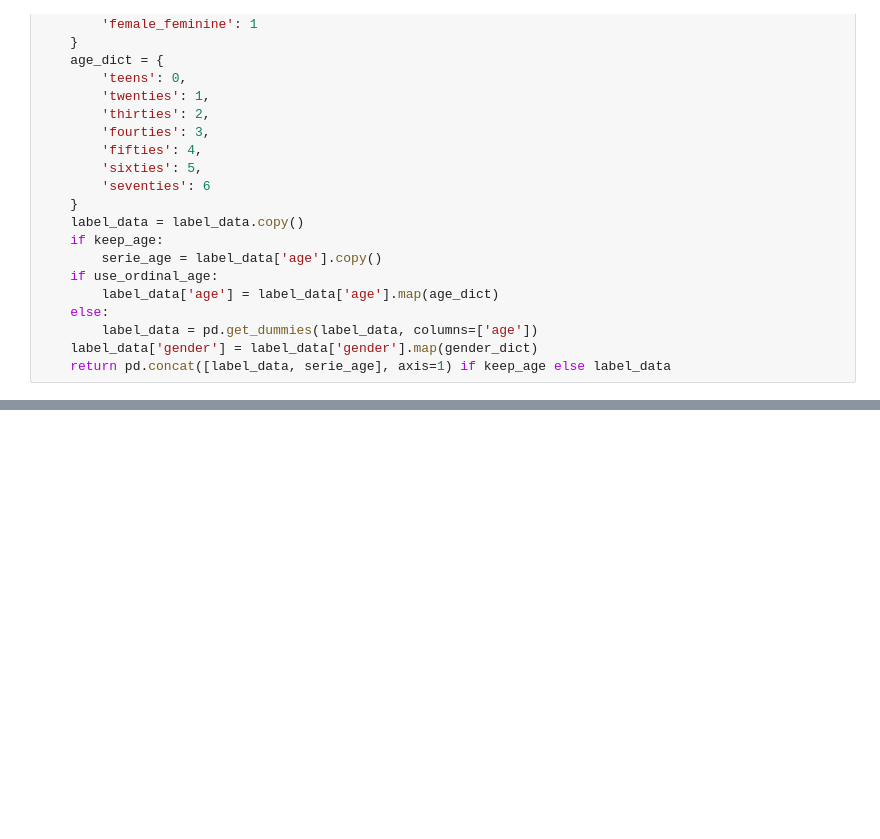
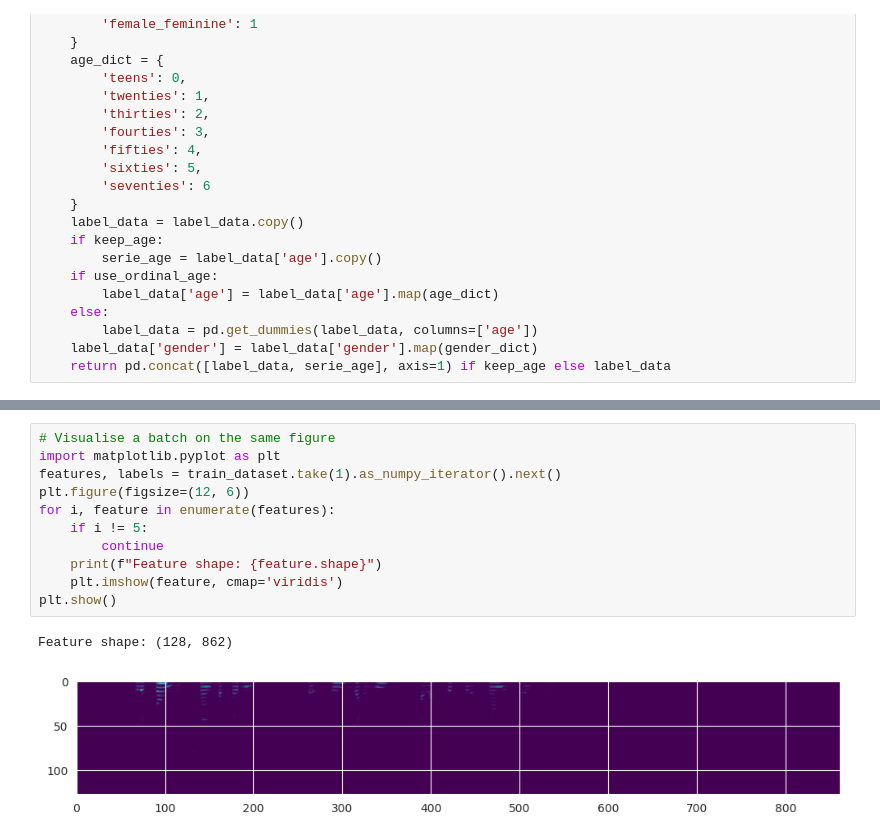
Before and after one commit to jo-pouradier/individu-feature-from-voice, a Jupyter notebook: training.ipynb, the cells around one changed output, grey strips where cells are left out. Drawn from its saved outputs; the diff is of its cells as text; blank space fills up the shorter version.

```diff
--- a/training.ipynb
+++ b/training.ipynb
@@ -452,0 +476,14 @@ KeyboardInterrupt:
+# %%
+# Visualise a batch on the same figure
+import matplotlib.pyplot as plt
+features, labels = train_dataset.take(1).as_numpy_iterator().next()
+plt.figure(figsize=(12, 6))
+for i, feature in enumerate(features):
+    if i != 5:
+        continue
+    print(f"Feature shape: {feature.shape}")
+    plt.imshow(feature, cmap='viridis')
+plt.show()
+# %% [output]
+Feature shape: (128, 862)
+[figure, added]
```
Also changed, not shown: parts of 8 cells of this notebook, 5 other files.
